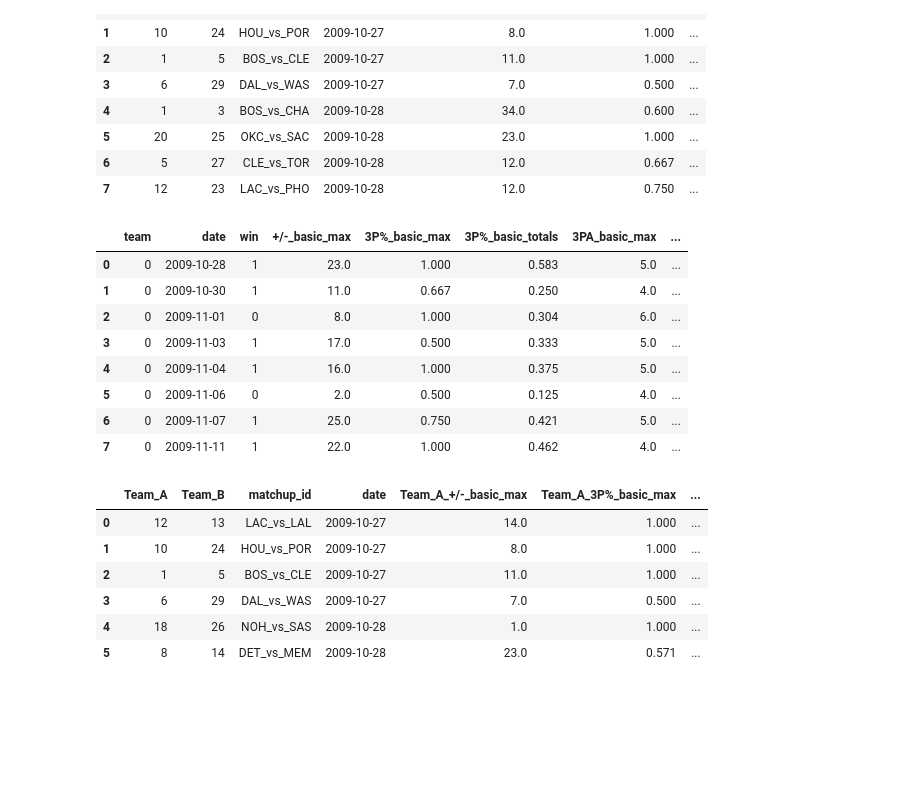
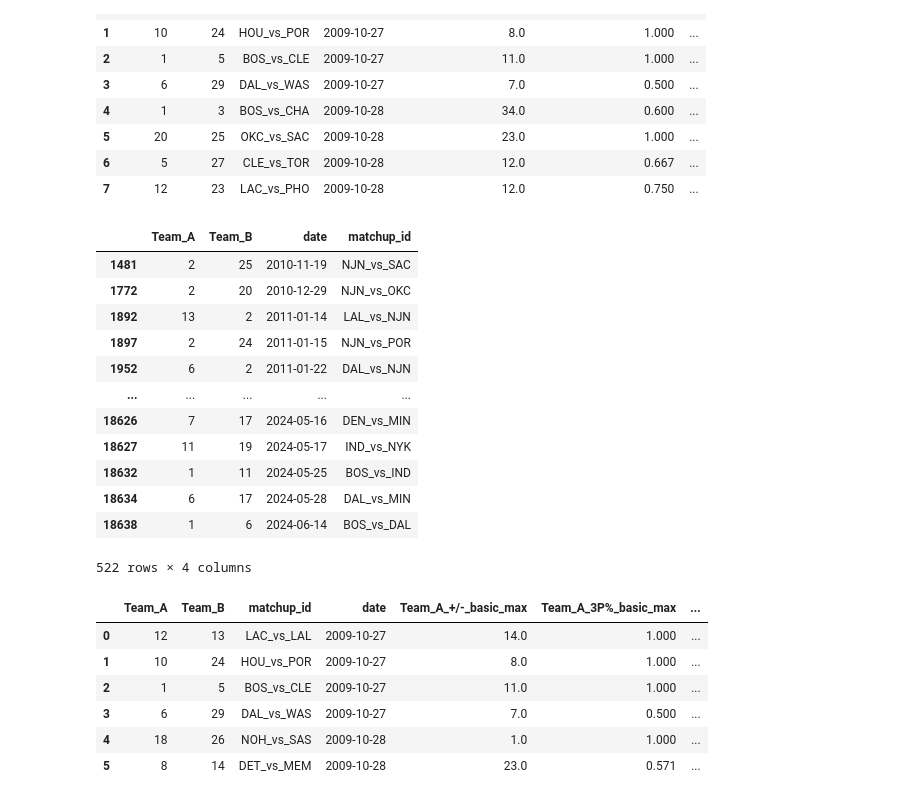
Before and after one commit to sarmad-21/nba_predictive_model, a Jupyter notebook: feature_engineering.ipynb, the cells around one changed output. Cells and saved outputs as stored; diff of their text form; code cells hidden in the pictures; blank space fills up the shorter version.

```diff
--- a/feature_engineering.ipynb
+++ b/feature_engineering.ipynb
@@ -75,16 +66,25 @@ df.head(8)
 | 6 | 5 | 27 | CLE_vs_TOR | 2009-10-28 | 12.0 | 0.667 | ... |
 | 7 | 12 | 23 | LAC_vs_PHO | 2009-10-28 | 12.0 | 0.750 | ... |
 # %%
-team_game_log = team_game_log.sort_values(by=['team', 'date']).reset_index(drop=True)
+stat_cols = [col for col in team_game_log.columns if col not in ['team', 'date']]
+
+team_game_log = team_game_log.sort_values(by=['date']).reset_index(drop=True)
 team_game_log.head(8)
+team_game_log[stat_cols].isna().sum().sort_values(ascending=False)
+df[df['next_matchup_date'].isna()].shape
+df[df['next_matchup_date'].isna()][['Team_A', 'Team_B', 'date', 'matchup_id']]
 # %% [output]
-|  | team | date | win | +/-_basic_max | 3P%_basic_max | 3P%_basic_totals | 3PA_basic_max | ... |
-| 0 | 0 | 2009-10-28 | 1 | 23.0 | 1.000 | 0.583 | 5.0 | ... |
-| 1 | 0 | 2009-10-30 | 1 | 11.0 | 0.667 | 0.250 | 4.0 | ... |
-| 2 | 0 | 2009-11-01 | 0 | 8.0 | 1.000 | 0.304 | 6.0 | ... |
-| 3 | 0 | 2009-11-03 | 1 | 17.0 | 0.500 | 0.333 | 5.0 | ... |
-| 4 | 0 | 2009-11-04 | 1 | 16.0 | 1.000 | 0.375 | 5.0 | ... |
-| 5 | 0 | 2009-11-06 | 0 | 2.0 | 0.500 | 0.125 | 4.0 | ... |
-| 6 | 0 | 2009-11-07 | 1 | 25.0 | 0.750 | 0.421 | 5.0 | ... |
-| 7 | 0 | 2009-11-11 | 1 | 22.0 | 1.000 | 0.462 | 4.0 | ... |
+|  | Team_A | Team_B | date | matchup_id |
+| 1481 | 2 | 25 | 2010-11-19 | NJN_vs_SAC |
+| 1772 | 2 | 20 | 2010-12-29 | NJN_vs_OKC |
+| 1892 | 13 | 2 | 2011-01-14 | LAL_vs_NJN |
+| 1897 | 2 | 24 | 2011-01-15 | NJN_vs_POR |
+| 1952 | 6 | 2 | 2011-01-22 | DAL_vs_NJN |
+| ... | ... | ... | ... | ... |
+| 18626 | 7 | 17 | 2024-05-16 | DEN_vs_MIN |
+| 18627 | 11 | 19 | 2024-05-17 | IND_vs_NYK |
+| 18632 | 1 | 11 | 2024-05-25 | BOS_vs_IND |
+| 18634 | 6 | 17 | 2024-05-28 | DAL_vs_MIN |
+| 18638 | 1 | 6 | 2024-06-14 | BOS_vs_DAL |
+522 rows × 4 columns
 # %%
```
Also changed, not shown: parts of 3 cells of this notebook, 1 other file.
